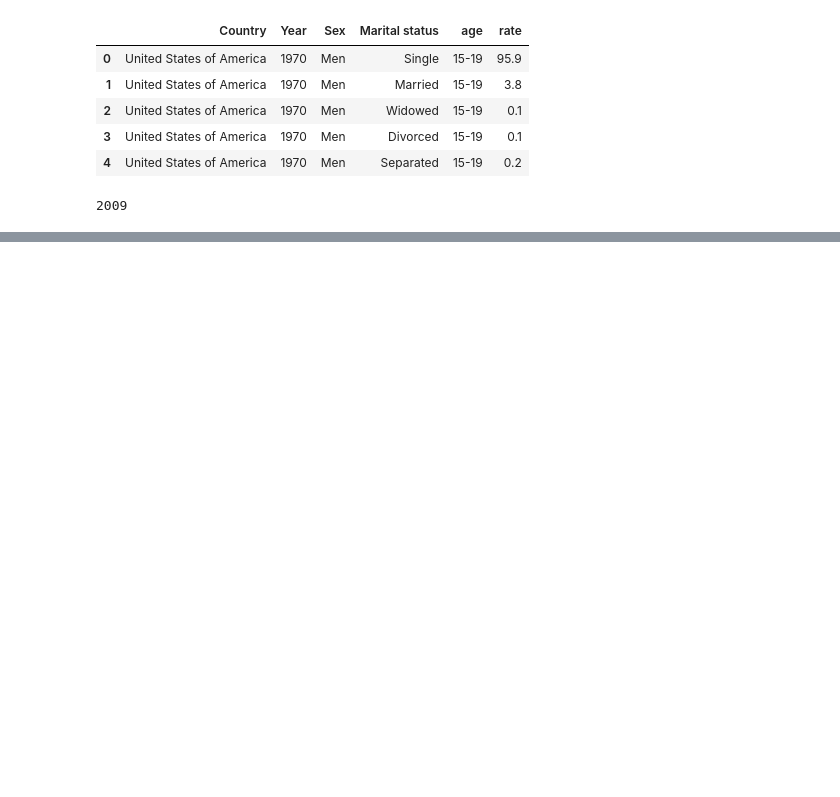
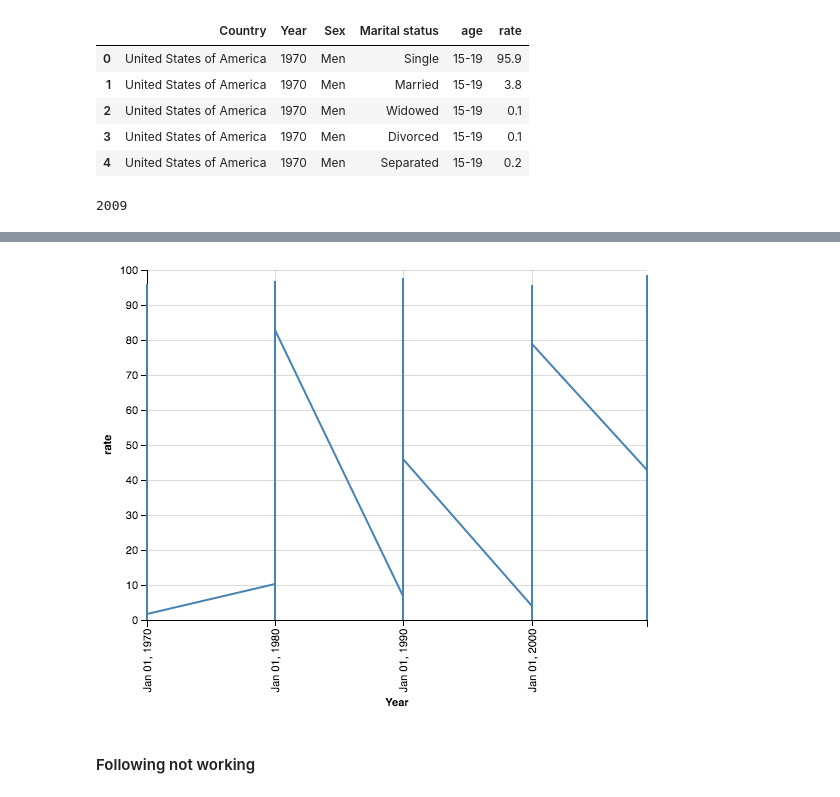
Before and after one commit to EmmanueleSalvati/marriageViz, a Jupyter notebook: Untitled.ipynb, the cells around one changed output, grey strips where cells are left out. Cells and saved outputs as stored; diff of their text form; code cells hidden in the pictures; blank space fills up the shorter version.

Commit message:
divorce line chart

```diff
--- a/Untitled.ipynb
+++ b/Untitled.ipynb
@@ -186,3 +179,13 @@ tidyus['Year'].max()
 tidyus.loc[tidyus['Year']==tidyus['Year'].max(),
             ['Sex', 'Marital status', 'age', 'rate']].\
     to_csv('./us2009.csv', index=None)
+# %%
+from altair import Chart
+
+chart = Chart(tidyus, description='gee')
+# %%
+chart.mark_line().encode(
+    x = 'Year:T',
+    y = 'rate:Q'
+)
+# %% [output]
@@ -188,0 +193,3 @@ tidyus.loc[tidyus['Year']==tidyus['Year'].max(),
+[figure, added]
+# %% [markdown]
+#### Following not working
```
Also changed, not shown: parts of 9 cells of this notebook.
